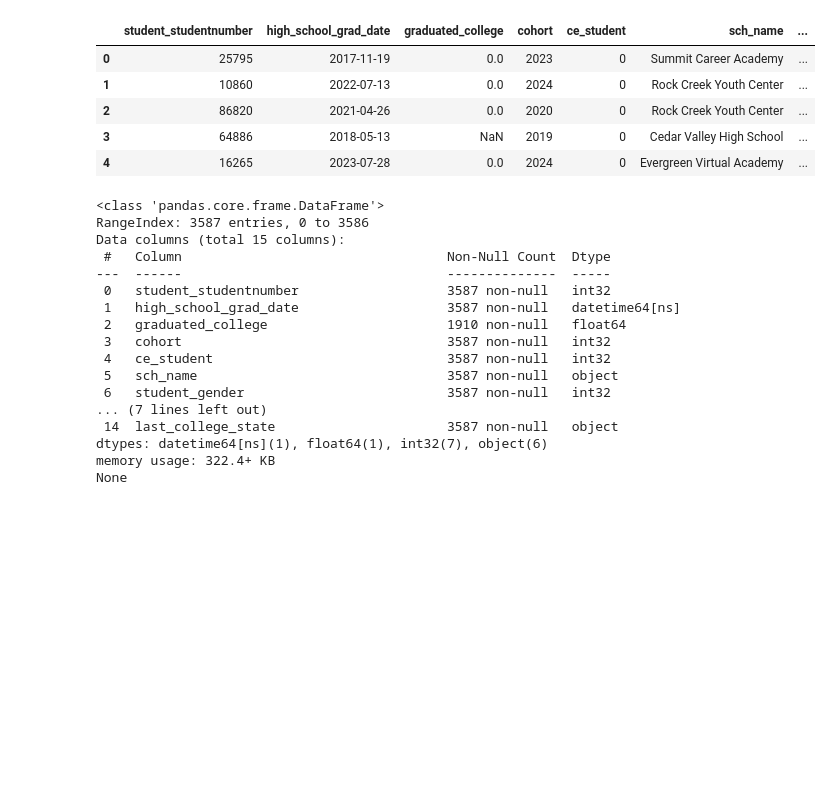
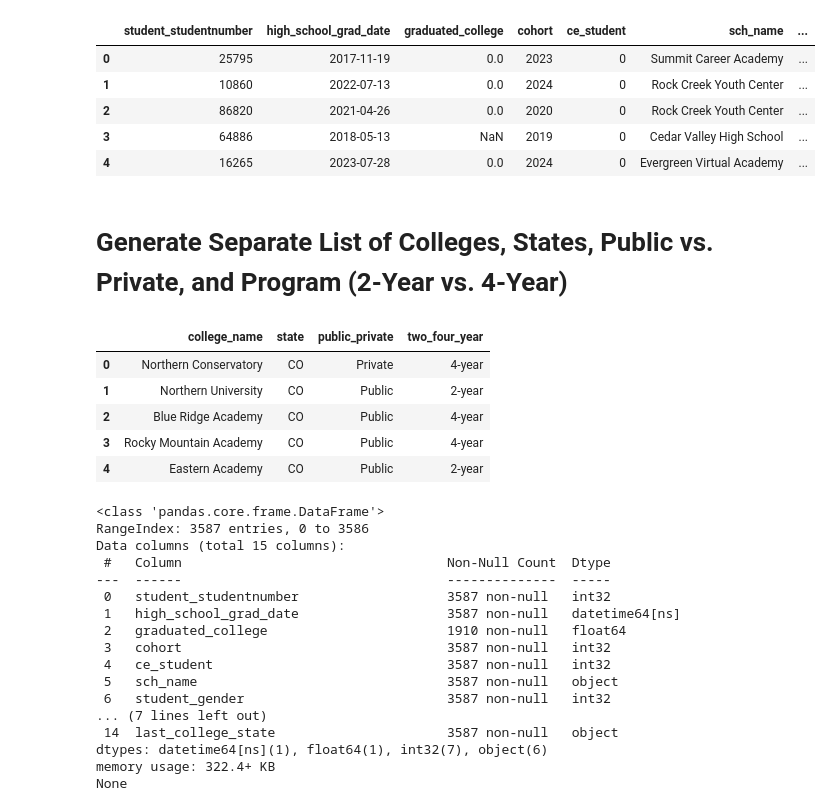
Before and after one commit to stillnessinnumbers/concurrent_enrollment, a Jupyter notebook: generate_synthetic_data.ipynb, the cells around one changed output. Cells and saved outputs as stored; diff of their text form; code cells hidden in the pictures; blank space fills up the shorter version.

Commit message:
Generated separate list of colleges to keep their attributes consistent

```diff
--- a/generate_synthetic_data.ipynb
+++ b/generate_synthetic_data.ipynb
@@ -350,6 +350,48 @@ None
 | 2 | 86820 | 2021-04-26 | 0.0 | 2020 | 0 | Rock Creek Youth Center | ... |
 | 3 | 64886 | 2018-05-13 | NaN | 2019 | 0 | Cedar Valley High School | ... |
 | 4 | 16265 | 2023-07-28 | 0.0 | 2024 | 0 | Evergreen Virtual Academy | ... |
+# %% [markdown]
+# Generate Separate List of Colleges, States, Public vs. Private, and Program (2-Year vs. 4-Year)
+# %%
+# Set seed for reproducibility
+np.random.seed(42)
+
+# Number of records
+num_records = 3587
+
+# Generate 20 unique fake college names
+prefixes = ["Western", "Northern", "Southern", "Eastern", "Central", "Great Lakes",
+            "Rocky Mountain", "Pacific", "Midwest", "Lakeshore", "Blue Ridge", "Sunset"]
+suffixes = ["University", "College", "Institute", "Academy", "State University",
+            "Polytechnic", "Technology Institute", "Conservatory"]
+
+fake_colleges = list(set(f"{random.choice(prefixes)} {random.choice(suffixes)}" for _ in range(20)))
+
+# Define states and their corresponding frequencies
+states = ["CO", "AZ", "KS", "TX", "CA", "FL", "NM", "MD", "IA", "IL", "VA"]
+state_probs = [1578, 28, 25, 25, 23, 21, 16, 14, 12, 9, 8]
+
+# Normalize probabilities to sum to 1
+state_probs = np.array(state_probs) / sum(state_probs)
+
+# Randomly assign attributes to each college
+college_data = []
+for college in fake_colleges:
+    state = np.random.choice(states, p=state_probs)
+    public_private = np.random.choice(["Public", "Private"], p=[0.9, 0.1])  # 90% public, 10% private
+    two_four_year = np.random.choice(["2-year", "4-year"], p=[0.55, 0.45])  # Approximate real-world distribution
+    college_data.append([college, state, public_private, two_four_year])
+
+# Convert to DataFrame
+college_df = pd.DataFrame(college_data, columns=["college_name", "state", "public_private", "two_four_year"])
+college_df.head()
+# %% [output]
+|  | college_name | state | public_private | two_four_year |
+| 0 | Northern Conservatory | CO | Private | 4-year |
+| 1 | Northern University | CO | Public | 2-year |
+| 2 | Blue Ridge Academy | CO | Public | 4-year |
+| 3 | Rocky Mountain Academy | CO | Public | 4-year |
+| 4 | Eastern Academy | CO | Public | 2-year |
 # %%
 # Define states and their corresponding frequencies
 states = ["CO", "AZ", "KS", "TX", "CA", "FL", "NM", "MD", "IA", "IL", "VA"]
```
